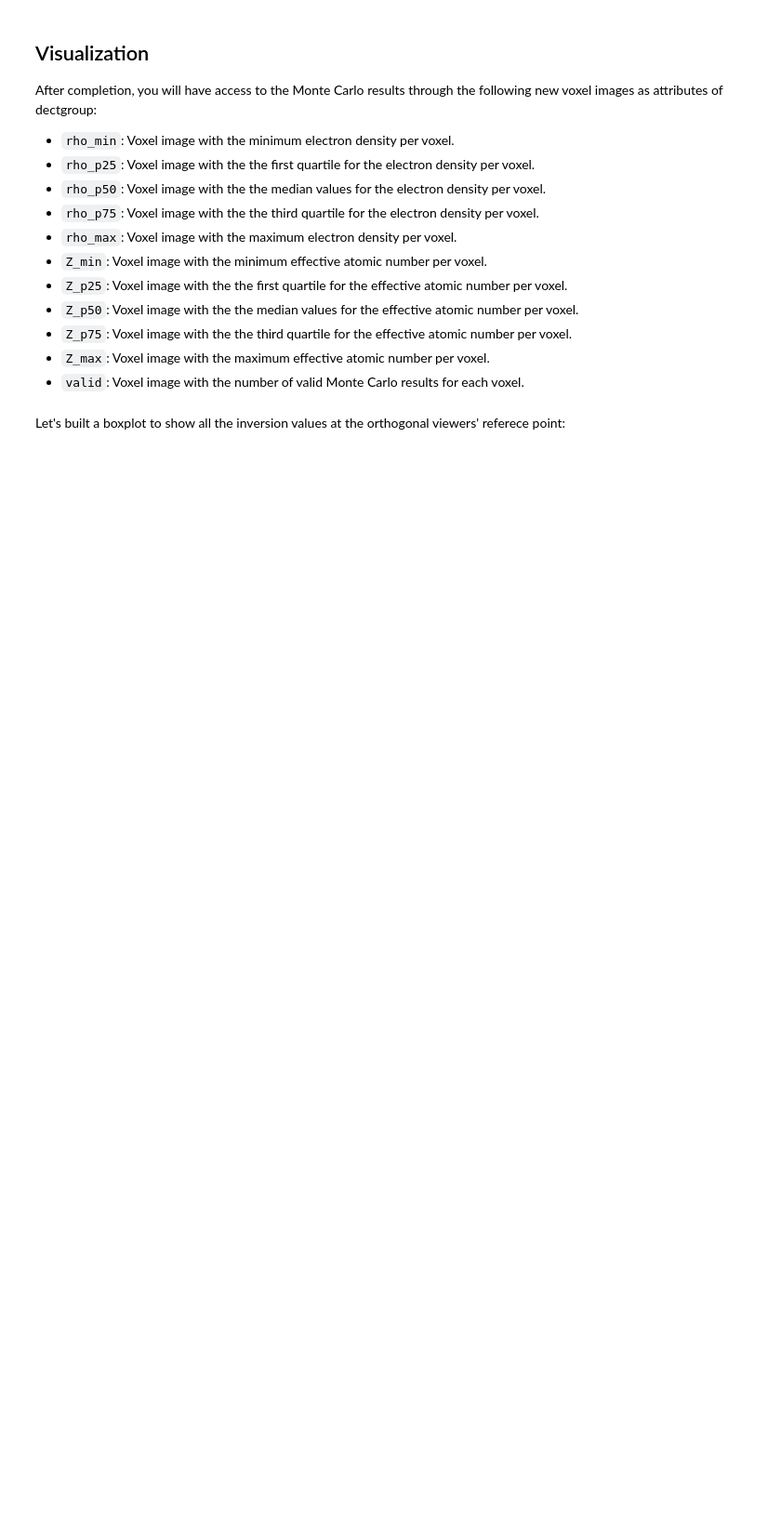
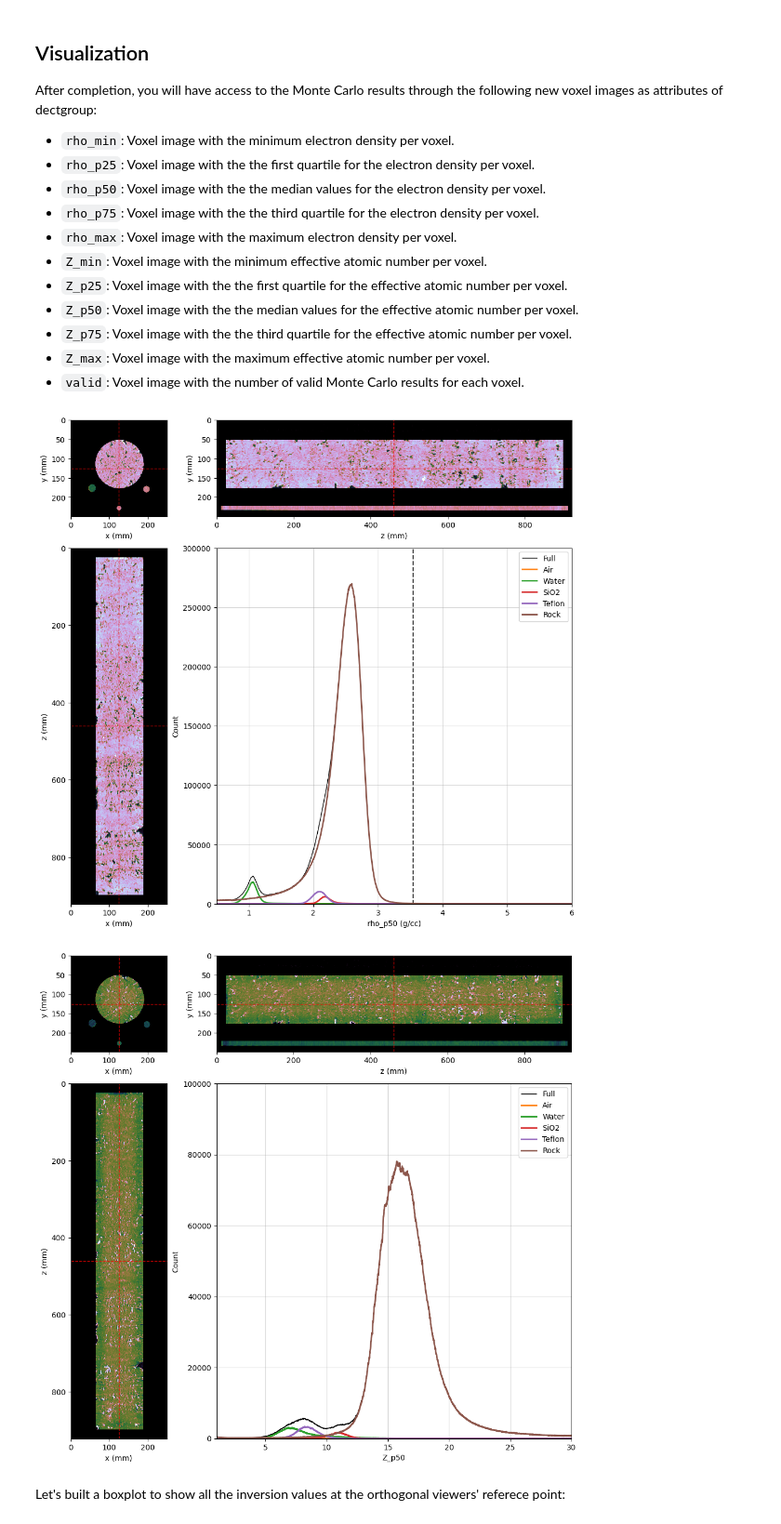
Before and after one commit to rodolfovictor/rockverse, a Jupyter notebook: docs/source/tutorials/digitalrock/dual_energy/dual_energy_tutorial_process.ipynb, the cells around one changed output. Shown at 93% size. Drawn from its saved outputs; the diff is of its cells as text; code cells hidden in the pictures; blank space fills up the shorter version.

```diff
--- a/docs/source/tutorials/digitalrock/dual_energy/dual_energy_tutorial_process.ipynb
+++ b/docs/source/tutorials/digitalrock/dual_energy/dual_energy_tutorial_process.ipynb
@@ -119,9 +99,7 @@ following new voxel images as attributes of dectgroup:
 # Running locally (no %%px magic)
 
 import rockverse as rv
-#dectgroup = rv.open('/path/to/dual_energy_ct/C04B21')
-dectgroup = rv.open('/togp/GOB7/RochaDigital/testemunhos/C04B21')
-
+dectgroup = rv.open('/path/to/dual_energy_ct/C04B21')
 
 rho_p50_viewer = rv.OrthogonalViewer(
     image=dectgroup.rho_p50,
@@ -132,40 +110,42 @@ rho_p50_viewer = rv.OrthogonalViewer(
     image_dict={'cmap': 'cubehelix'}
 )
 rho_p50_viewer.ax_histogram.set_xlim(0.5, 6)
-rho_p50_viewer.ax_histogram.set_ylim(0, 1e5)
+rho_p50_viewer.ax_histogram.set_ylim(0, 3e5)
 
 
 Z_p50_viewer = rv.OrthogonalViewer(
     image=dectgroup.Z_p50,
     segmentation=dectgroup.segmentation,
     segmentation_alpha=0,
     mask=dectgroup.mask,
     histogram_bins=5000,
     image_dict={'cmap': 'cubehelix'}
 )
 Z_p50_viewer.ax_histogram.set_xlim(1, 30)
-Z_p50_viewer.ax_histogram.set_ylim(0, 4e5)
-
+Z_p50_viewer.ax_histogram.set_ylim(0, 1e5)
 
 for viewer in (rho_p50_viewer, Z_p50_viewer):
     viewer.figure.set_size_inches(10, 10)
     viewer.ax_histogram.legend(
         [
             viewer.histogram_lines['full'],
             viewer.histogram_lines['1'],
             viewer.histogram_lines['2'],
             viewer.histogram_lines['3'],
             viewer.histogram_lines['4'],
             viewer.histogram_lines['5'],
         ], [
             'Full',
             'Air',
             'Water',
             'SiO2',
             'Teflon',
             'Rock'
         ]
     )
+# %% [output]
+[figure, added]
+[figure, added]
 # %% [markdown]
 Let's built a boxplot to show all the inversion values at the orthogonal viewers' referece point:
 # %%
```
Also changed, not shown: parts of 2 cells of this notebook, 1 other file.
